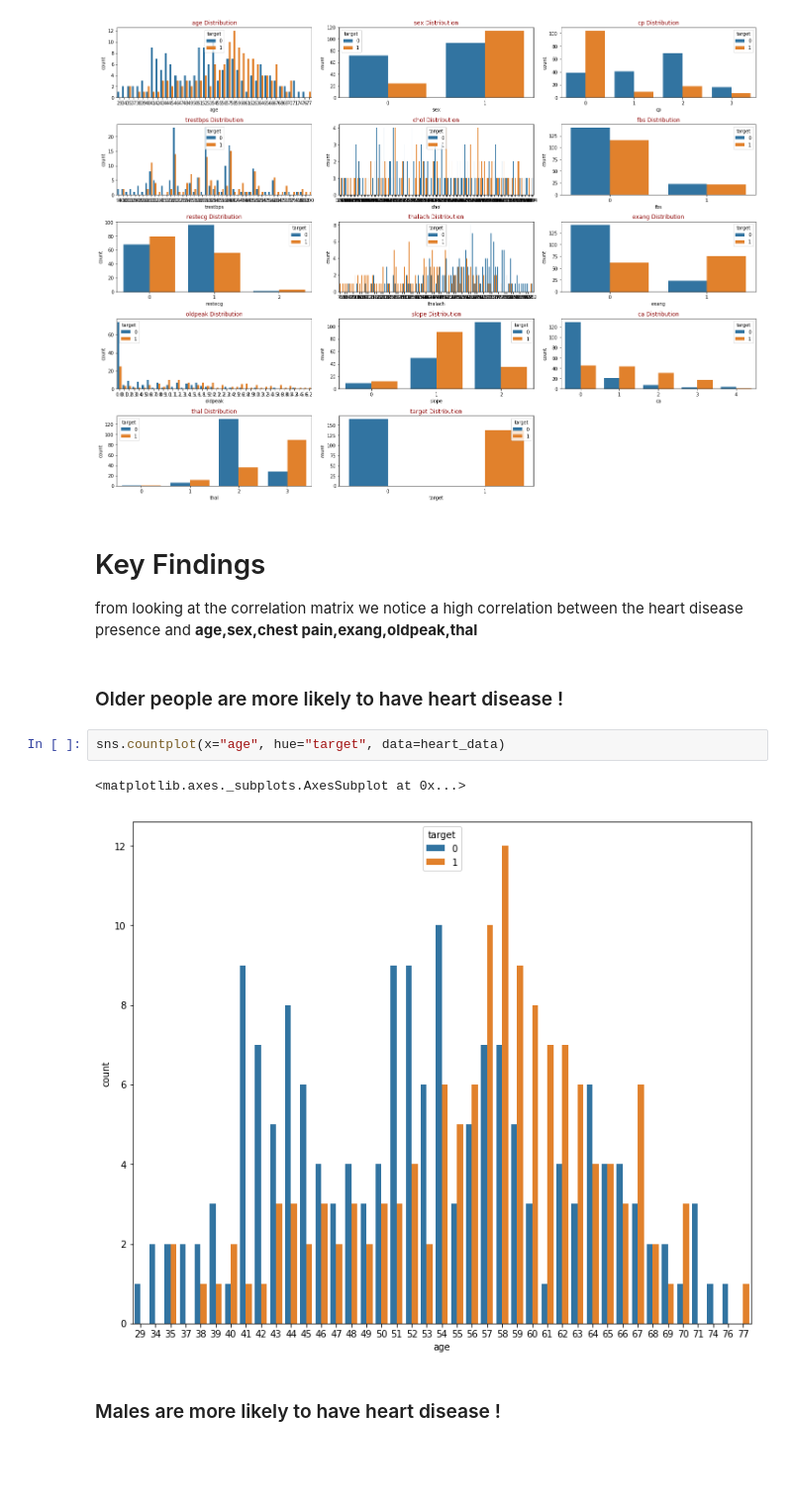
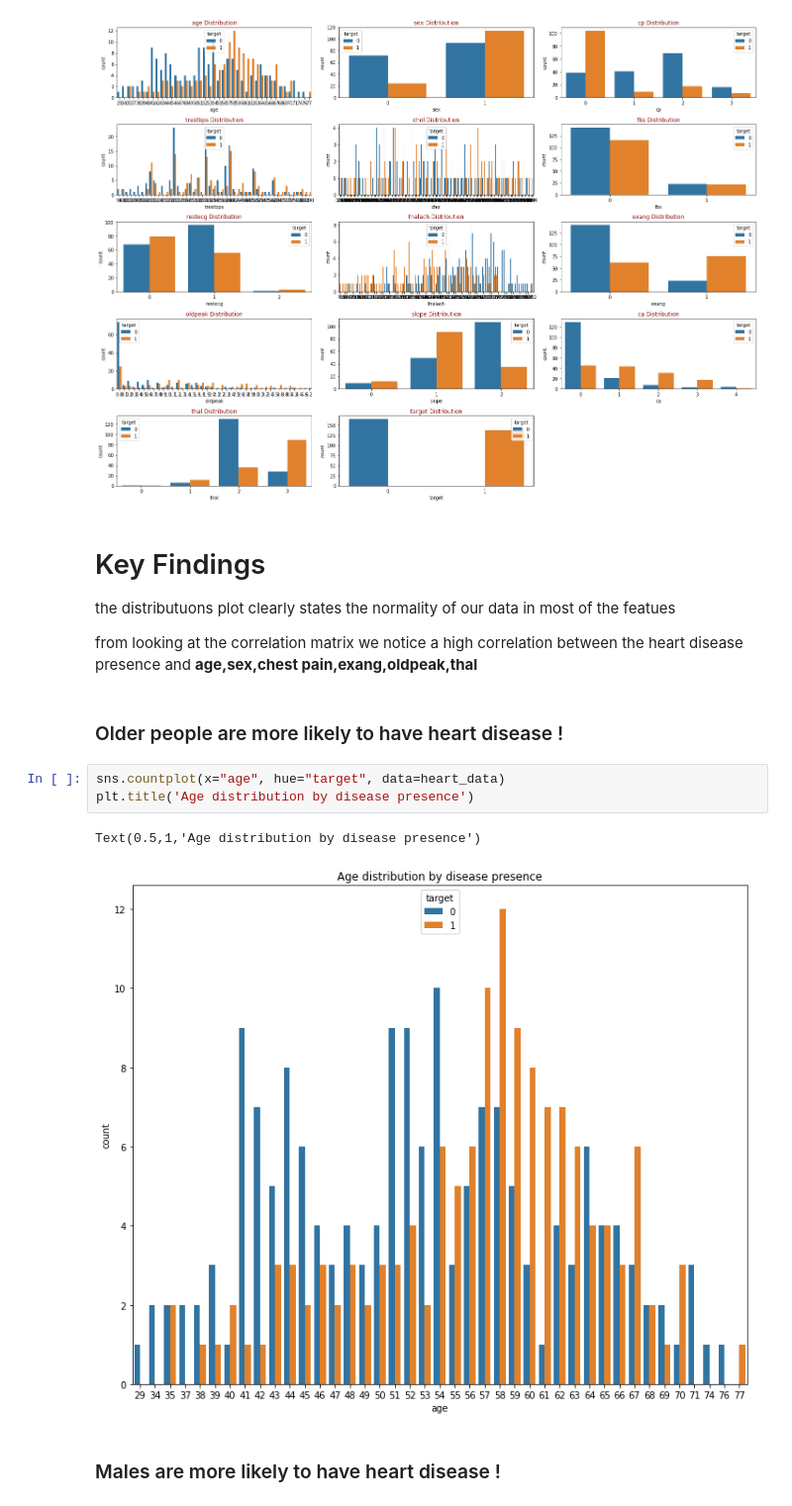
Before and after one commit to kaizendae/Heart-Disease-Project, a Jupyter notebook: Heart_disease_final_project.ipynb, the cells around one changed output. Shown at 99% size. Cells and saved outputs as stored; diff of their text form; blank space fills up the shorter version.

```diff
--- a/Heart_disease_final_project.ipynb
+++ b/Heart_disease_final_project.ipynb
@@ -216,14 +222,17 @@ visualise(heart_data)
 # %% [markdown]
 # Key Findings
 
+the distributuons plot clearly states the normality of our data in most of the featues
+
 from looking at the correlation matrix we notice a high correlation between the heart disease presence and **age,sex,chest pain,exang,oldpeak,thal**
 # %% [markdown]
 ### Older people are more likely to have heart disease !
 # %%
 sns.countplot(x="age", hue="target", data=heart_data)
+plt.title('Age distribution by disease presence')
 # %% [output]
-<matplotlib.axes._subplots.AxesSubplot at 0x...>
+Text(0.5,1,'Age distribution by disease presence')
-[figure, old version]
+[figure, new version]
 # %% [markdown]
 ### Males are more likely to have heart disease !
 # %%
```
Also changed, not shown: parts of 6 cells of this notebook, 1 other file.
